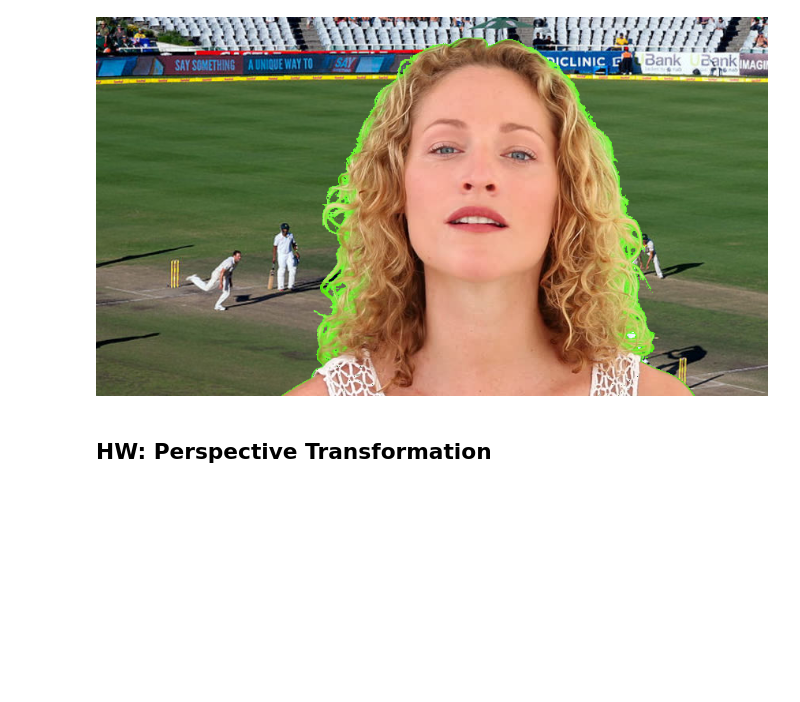
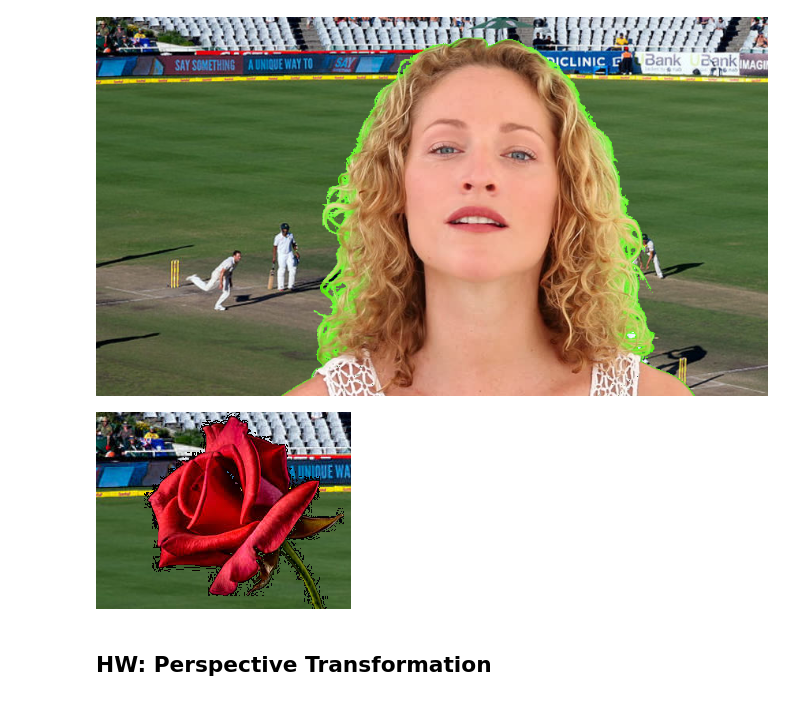
Before and after one commit to aryamaanjain/cvit_workshop, a Jupyter notebook: day_3/cvit_summer_workshop_28may2020_2.ipynb, the cells around one changed output. Cells and saved outputs as stored; diff of their text form; code cells hidden in the pictures; blank space fills up the shorter version.

```diff
--- a/day_3/cvit_summer_workshop_28may2020_2.ipynb
+++ b/day_3/cvit_summer_workshop_28may2020_2.ipynb
@@ -19,6 +19,18 @@ for i in range(fg.shape[0]):
 cv2_imshow(fg)
 # %% [output]
 [figure]
+# %%
+fg = cv2.imread('rose.jpeg')
+bg = cv2.imread('stadium.jpg')
+thresh = 7
+for i in range(fg.shape[0]):
+  for j in range(fg.shape[1]):
+    if fg[i,j,0]<thresh and fg[i,j,1]<thresh and fg[i,j,2]<thresh:
+      fg[i,j] = bg[i,j]
+
+cv2_imshow(fg)
+# %% [output]
+[figure, added]
 # %% [markdown]
 ## HW: Perspective Transformation
 # %%
```
